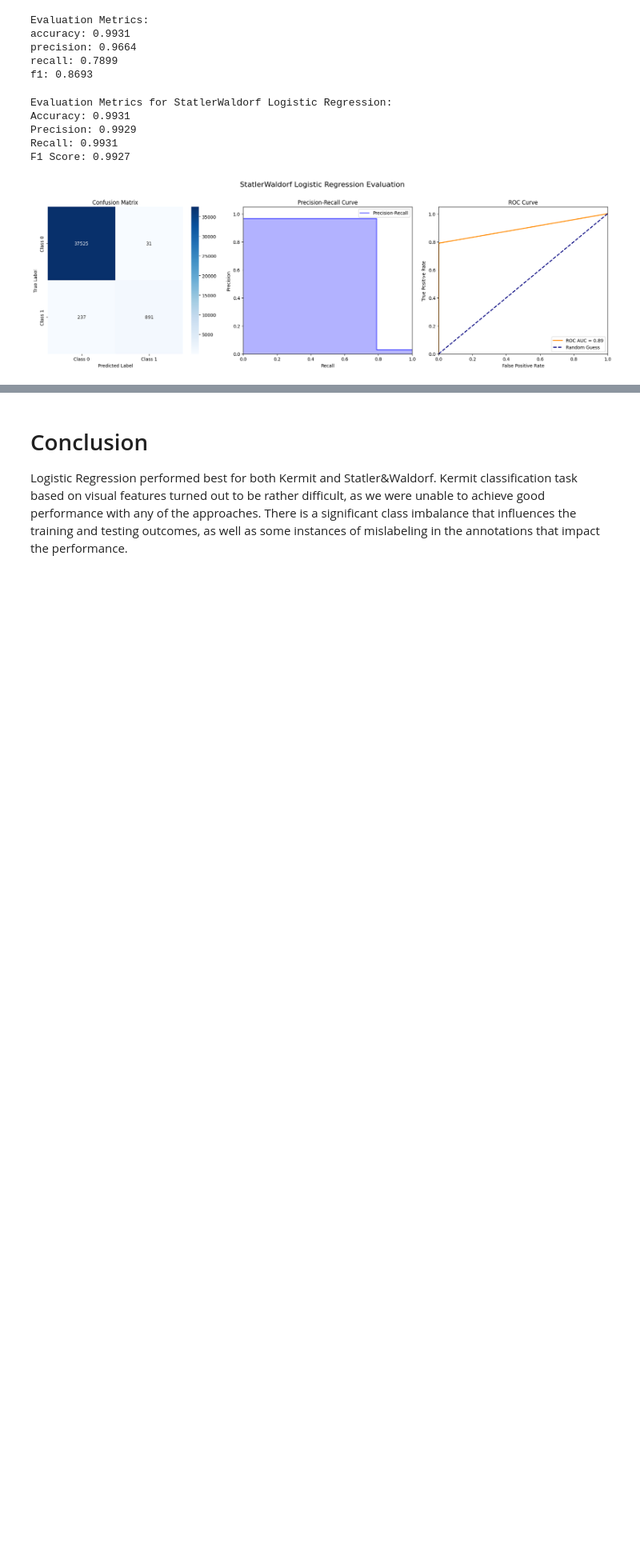
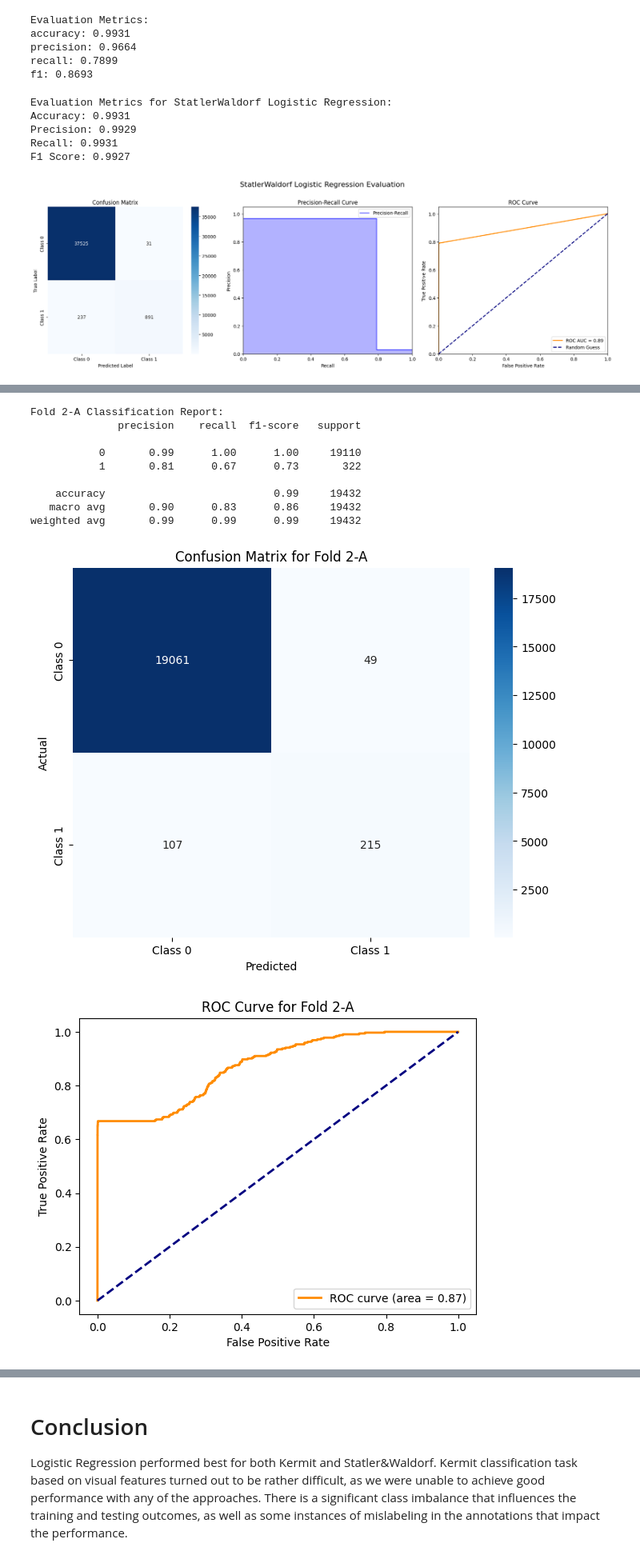
Before and after one commit to olesasha/find_kermit, a Jupyter notebook: sim1_visual_analysis.ipynb, the cells around one changed output, grey strips where cells are left out. Shown at 80% size. Drawn from its saved outputs; the diff is of its cells as text; code cells hidden in the pictures; blank space fills up the shorter version.

```diff
--- a/sim1_visual_analysis.ipynb
+++ b/sim1_visual_analysis.ipynb
@@ -881,0 +1178,14 @@ F1 Score: 0.9927
+# %%
+evaluate_model(best_models_xgb_ws, feature_df, train_cols, 'StatlerWaldorf',  results_xgb_ws, spec_fold= "worst")
+# %% [output]
+Fold 2-A Classification Report:
+              precision    recall  f1-score   support
+
+           0       0.99      1.00      1.00     19110
+           1       0.81      0.67      0.73       322
+
+    accuracy                           0.99     19432
+   macro avg       0.90      0.83      0.86     19432
+weighted avg       0.99      0.99      0.99     19432
+[figure, added]
+[figure, added]
```
Also changed, not shown: parts of 26 cells of this notebook.
